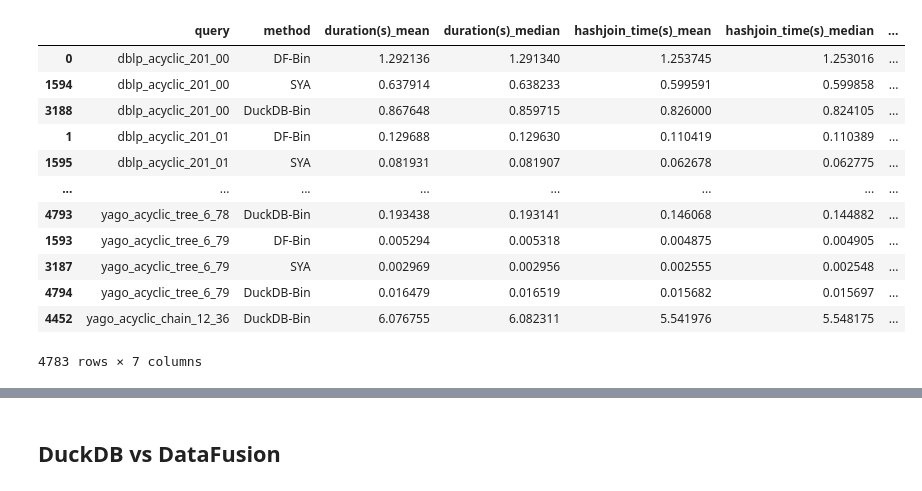
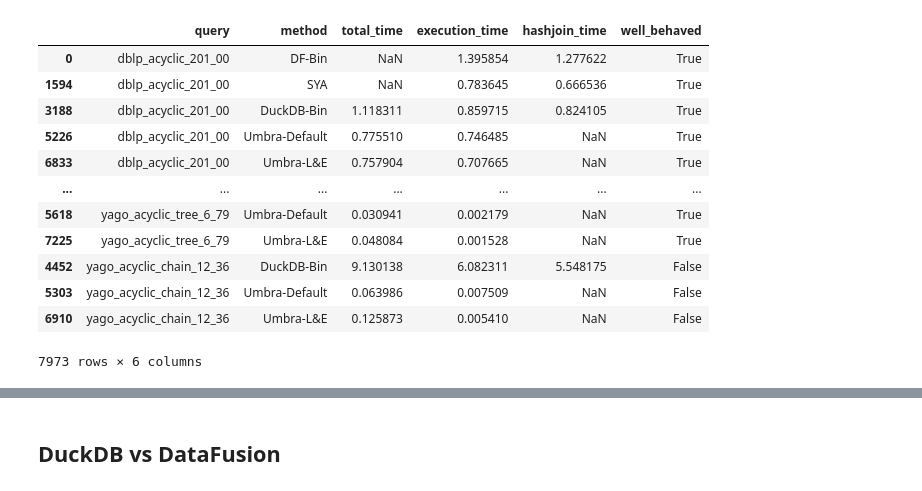
Before and after one commit to UHasselt-DSI-Data-Systems-Lab/code-reproducability-yannakakis, a Jupyter notebook: experiments/ce/analysis.ipynb, the cells around one changed output, grey strips where cells are left out. Cells and saved outputs as stored; diff of their text form; code cells hidden in the pictures.

```diff
--- a/experiments/ce/analysis.ipynb
+++ b/experiments/ce/analysis.ipynb
@@ -5,22 +5,22 @@ import seaborn as sns
 sns.set_theme(font_scale=1.25)
 plt.rcParams["figure.figsize"] = [8, 6]
 # %%
-data = pd.read_csv('timings_agg.csv')
+data = pd.read_csv('timings_agg_revision.csv')
 categories = pd.read_csv("../../2phase_nsa/categories/ce_categories.csv")[["query","well_behaved"]].set_index("query")
 data = pd.merge(data, categories, left_on="query", right_index=True)
 data
 # %% [output]
-|  | query | method | duration(s)_mean | duration(s)_median | hashjoin_time(s)_mean | hashjoin_time(s)_median | ... |
-| 0 | dblp_acyclic_201_00 | DF-Bin | 1.292136 | 1.291340 | 1.253745 | 1.253016 | ... |
-| 1594 | dblp_acyclic_201_00 | SYA | 0.637914 | 0.638233 | 0.599591 | 0.599858 | ... |
-| 3188 | dblp_acyclic_201_00 | DuckDB-Bin | 0.867648 | 0.859715 | 0.826000 | 0.824105 | ... |
-| 1 | dblp_acyclic_201_01 | DF-Bin | 0.129688 | 0.129630 | 0.110419 | 0.110389 | ... |
-| 1595 | dblp_acyclic_201_01 | SYA | 0.081931 | 0.081907 | 0.062678 | 0.062775 | ... |
-| ... | ... | ... | ... | ... | ... | ... | ... |
-| 4793 | yago_acyclic_tree_6_78 | DuckDB-Bin | 0.193438 | 0.193141 | 0.146068 | 0.144882 | ... |
-| 1593 | yago_acyclic_tree_6_79 | DF-Bin | 0.005294 | 0.005318 | 0.004875 | 0.004905 | ... |
-| 3187 | yago_acyclic_tree_6_79 | SYA | 0.002969 | 0.002956 | 0.002555 | 0.002548 | ... |
-| 4794 | yago_acyclic_tree_6_79 | DuckDB-Bin | 0.016479 | 0.016519 | 0.015682 | 0.015697 | ... |
-| 4452 | yago_acyclic_chain_12_36 | DuckDB-Bin | 6.076755 | 6.082311 | 5.541976 | 5.548175 | ... |
+|  | query | method | total_time | execution_time | hashjoin_time | well_behaved |
+| 0 | dblp_acyclic_201_00 | DF-Bin | NaN | 1.395854 | 1.277622 | True |
+| 1594 | dblp_acyclic_201_00 | SYA | NaN | 0.783645 | 0.666536 | True |
+| 3188 | dblp_acyclic_201_00 | DuckDB-Bin | 1.118311 | 0.859715 | 0.824105 | True |
+| 5226 | dblp_acyclic_201_00 | Umbra-Default | 0.775510 | 0.746485 | NaN | True |
+| 6833 | dblp_acyclic_201_00 | Umbra-L&E | 0.757904 | 0.707665 | NaN | True |
+| ... | ... | ... | ... | ... | ... | ... |
+| 5618 | yago_acyclic_tree_6_79 | Umbra-Default | 0.030941 | 0.002179 | NaN | True |
+| 7225 | yago_acyclic_tree_6_79 | Umbra-L&E | 0.048084 | 0.001528 | NaN | True |
+| 4452 | yago_acyclic_chain_12_36 | DuckDB-Bin | 9.130138 | 6.082311 | 5.548175 | False |
+| 5303 | yago_acyclic_chain_12_36 | Umbra-Default | 0.063986 | 0.007509 | NaN | False |
+| 6910 | yago_acyclic_chain_12_36 | Umbra-L&E | 0.125873 | 0.005410 | NaN | False |
-4783 rows × 7 columns
+7973 rows × 6 columns
 # %%
```
Also changed, not shown: parts of 21 cells of this notebook, 21 other files.
